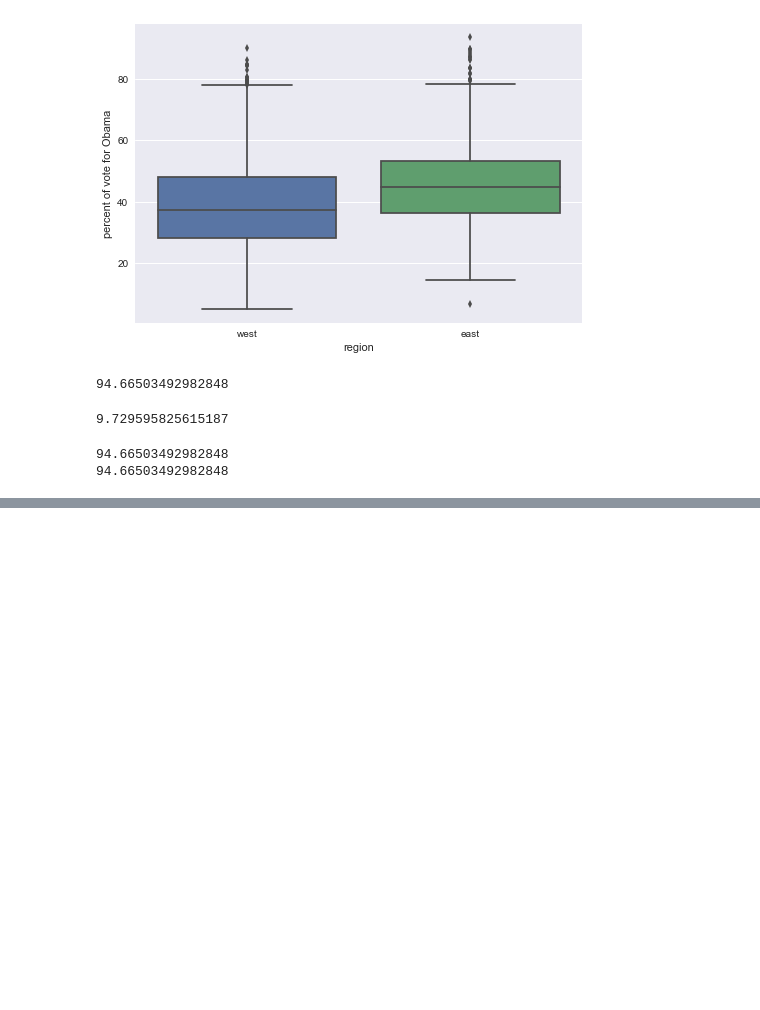
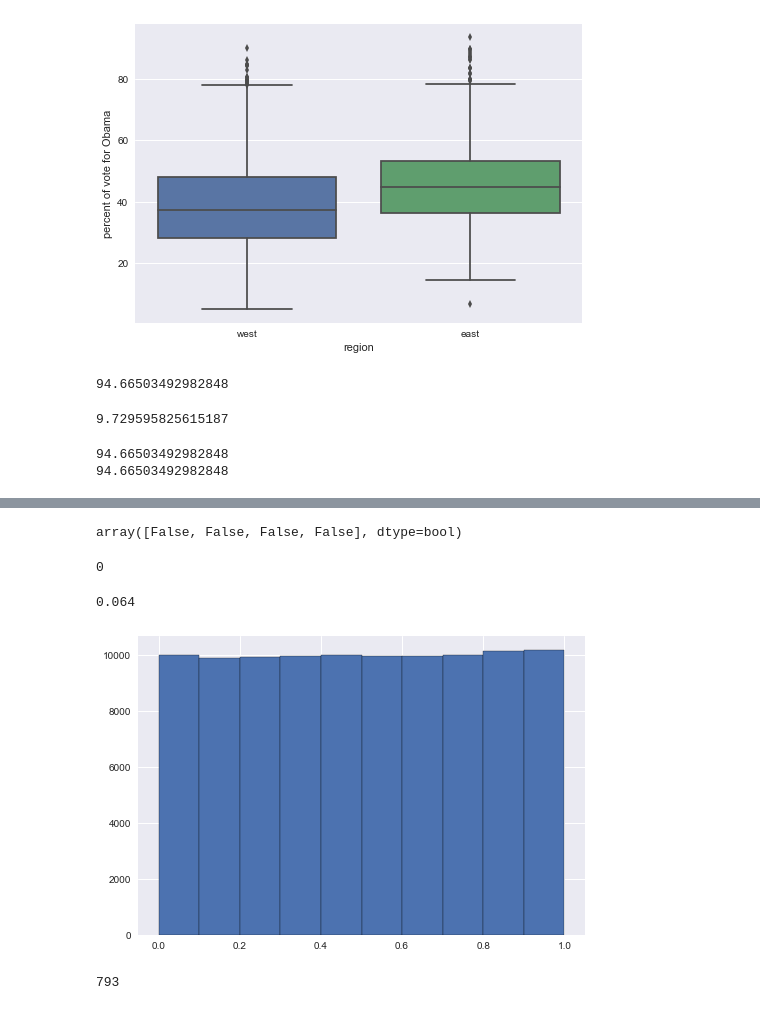
Before and after one commit to iamjz/Python-Data, a Jupyter notebook: StatisticalThinking1.ipynb, the cells around one changed output, grey strips where cells are left out. Saved outputs shown, nothing was run; the diff lists cells and outputs as text; code cells hidden in the pictures; blank space fills up the shorter version.

```diff
--- a/StatisticalThinking1.ipynb
+++ b/StatisticalThinking1.ipynb
@@ -184,0 +227,9 @@ plt.show()
+# %%
+heads = random_numbers < 0.5
+heads
+# %% [output]
+array([False, False, False, False], dtype=bool)
+# %%
+np.sum(heads)
+# %% [output]
+0
@@ -184,0 +244,14 @@ plt.show()
+# %%
+n_all_heads / 10000
+# %% [output]
+0.064
+# %%
+random_numbers = np.empty(100000)
+
+for i in range(len(random_numbers)):
+    random_numbers[i] = np.random.random()
+
+_ = plt.hist(random_numbers)
+plt.show()
+# %% [output]
+[figure, added]
@@ -184,0 +269,4 @@ plt.show()
+# %%
+perform_bernoulli_trails(1000, .80)
+# %% [output]
+793
```
Also changed, not shown: parts of 17 cells of this notebook.
